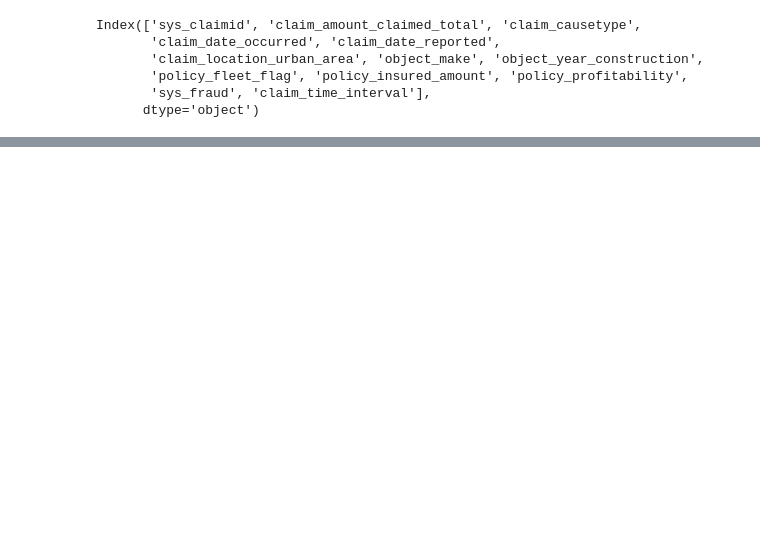
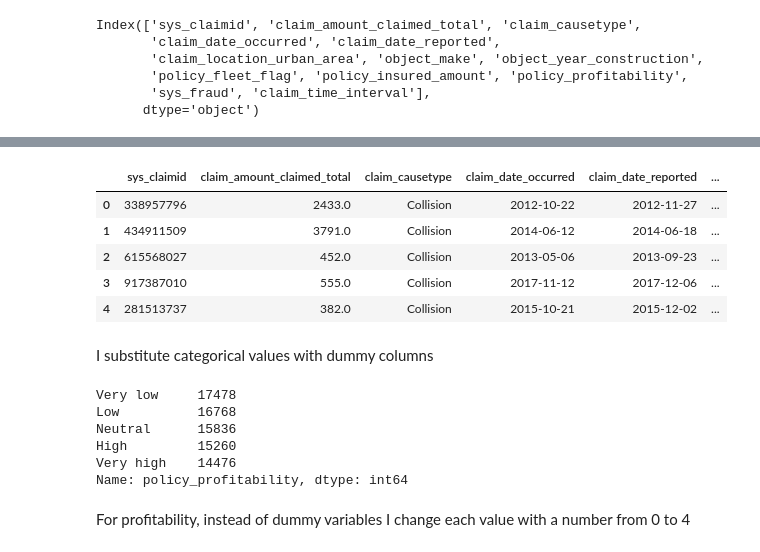
Before and after one commit to bellicapelli0/FRISS-technical-assignment, a Jupyter notebook: Data_Exploration.ipynb, the cells around one changed output, grey strips where cells are left out. Drawn from its saved outputs; the diff is of its cells as text; code cells hidden in the pictures; blank space fills up the shorter version.

```diff
--- a/Data_Exploration.ipynb
+++ b/Data_Exploration.ipynb
@@ -214,0 +180,11 @@ CH_train[CH_train["claim_time_interval"]>250]
+# %%
+CH_train.head()
+# %% [output]
+|  | sys_claimid | claim_amount_claimed_total | claim_causetype | claim_date_occurred | claim_date_reported | ... |
+| 0 | 338957796 | 2433.0 | Collision | 2012-10-22 | 2012-11-27 | ... |
+| 1 | 434911509 | 3791.0 | Collision | 2014-06-12 | 2014-06-18 | ... |
+| 2 | 615568027 | 452.0 | Collision | 2013-05-06 | 2013-09-23 | ... |
+| 3 | 917387010 | 555.0 | Collision | 2017-11-12 | 2017-12-06 | ... |
+| 4 | 281513737 | 382.0 | Collision | 2015-10-21 | 2015-12-02 | ... |
+# %% [markdown]
+I substitute categorical values with dummy columns
@@ -214,0 +201,11 @@ CH_train[CH_train["claim_time_interval"]>250]
+# %%
+CH_train['policy_profitability'].value_counts()
+# %% [output]
+Very low     17478
+Low          16768
+Neutral      15836
+High         15260
+Very high    14476
+Name: policy_profitability, dtype: int64
+# %% [markdown]
+For profitability, instead of dummy variables I change each value with a number from 0 to 4
```
Also changed, not shown: parts of 23 cells of this notebook, 4 other files.
